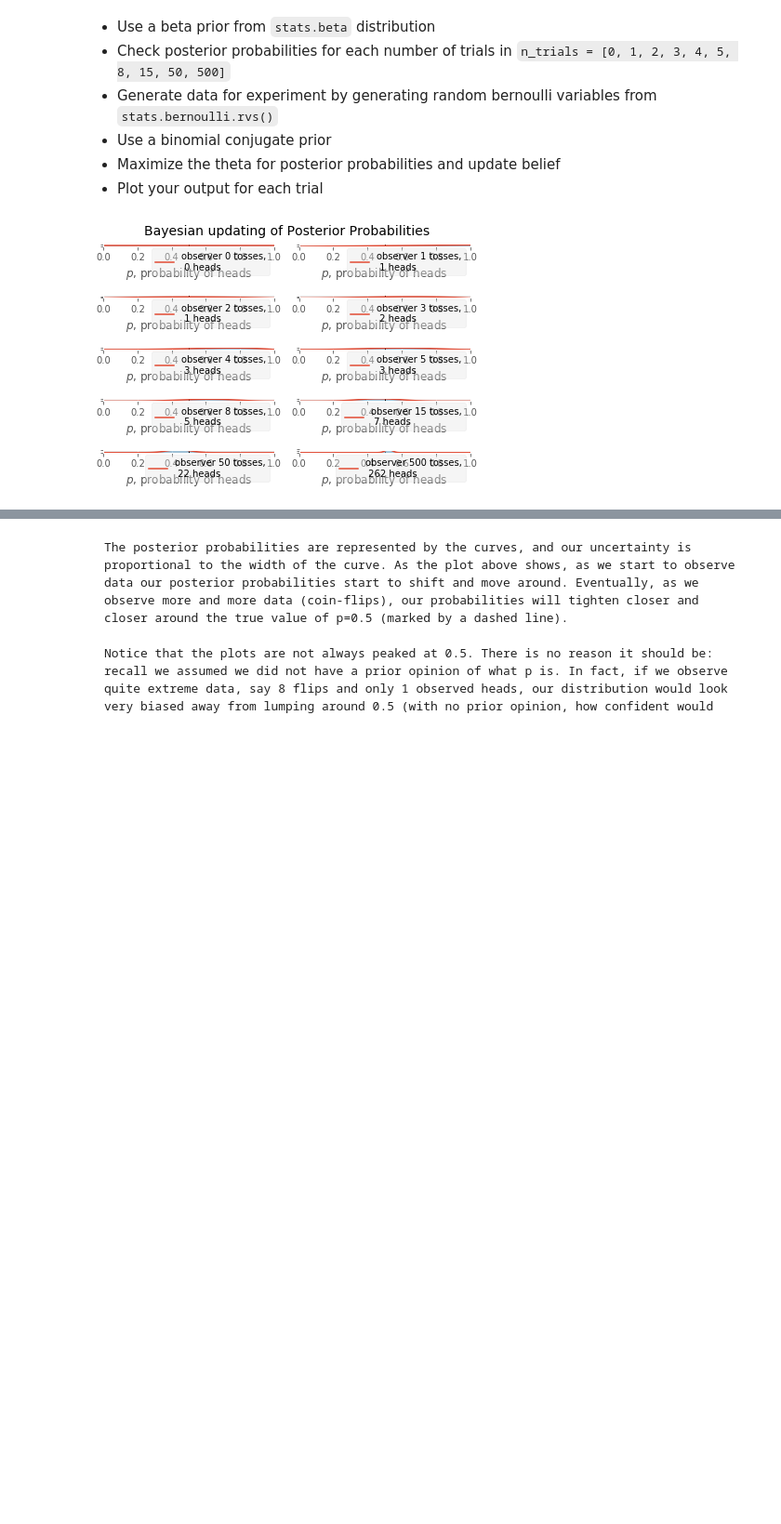
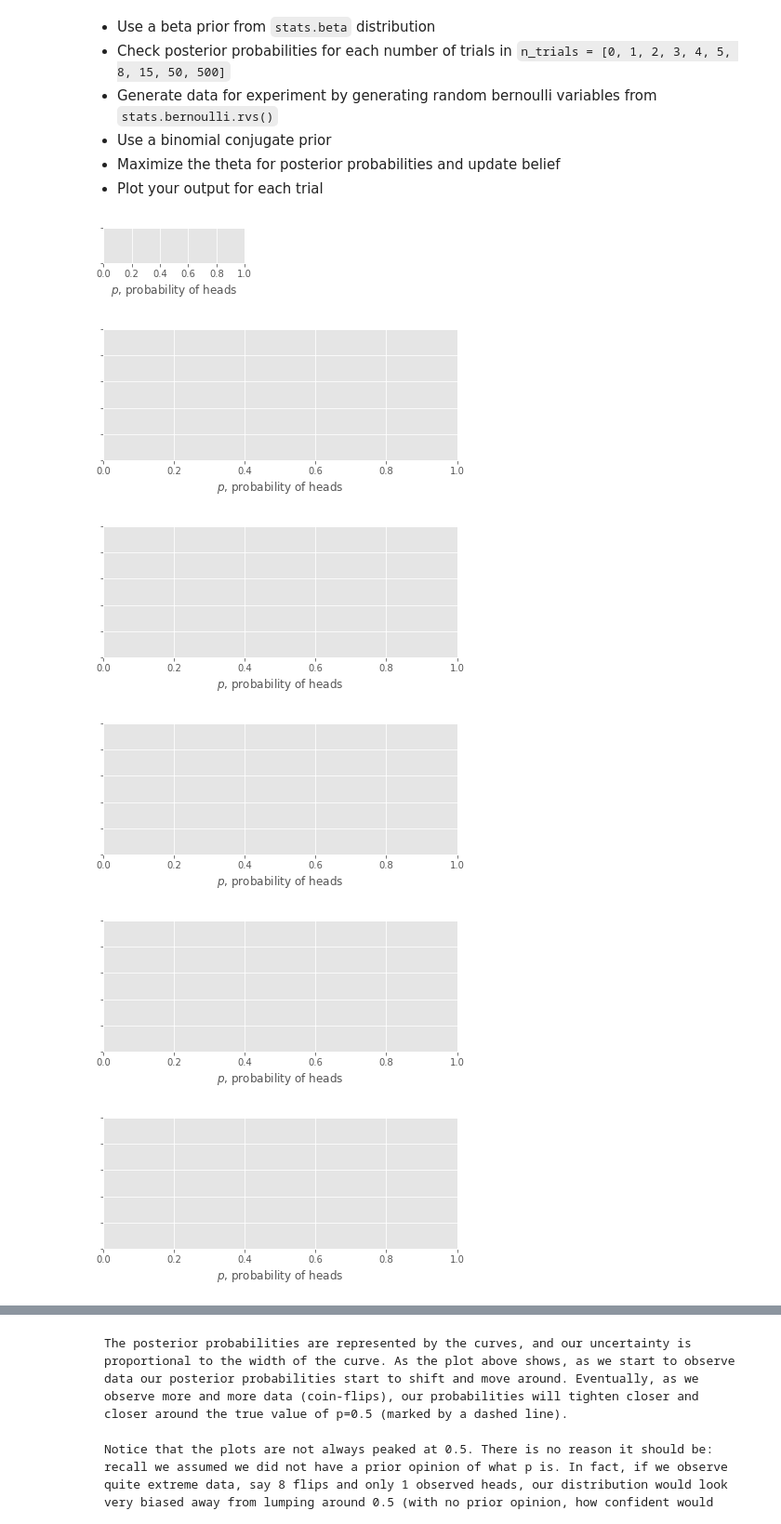
Before and after one commit to worldyne/dsc-2-21-14-bayesian-frameowork-lab-seattle-ds-career-040119, a Jupyter notebook: index.ipynb, the cells around one changed output, grey strips where cells are left out. Shown: that part at 93% size. Cells and saved outputs as stored; diff of their text form; code cells hidden in the pictures; blank space fills up the shorter version.

```diff
--- a/index.ipynb
+++ b/index.ipynb
@@ -41,27 +41,32 @@ figsize(15, 15)
 # %%
 # Run the simulation - Your code here
 dist = stats.beta
 n_trials = [0, 1, 2, 3, 4, 5, 8, 15, 50, 500]
 data = stats.bernoulli.rvs(.5, size=n_trials[-1])
 x = np.linspace(0, 1, 100)
 
 for k, N in enumerate(n_trials):
     sx = plt.subplot(len(n_trials) / 2, 2, k+1)
     plt.xlabel('$p$, probability of heads')
     plt.setp(sx.get_yticklabels(), visible=False)
-
+    plt.figure(figsize=(15,15))
     heads = data[:N].sum()
     y = dist.pdf(x, 1+heads,1+N-heads)
     plt.plot(x, y, label=f'observer {N} tosses,\n {heads} heads')
     plt.fill_between(x, 0, y, color="#348ABD", alpha=.4)
     plt.vlines(.5, 0, 4, color='k', linestyles='--', lw=1)
 
     leg = plt.legend()
     leg.get_frame().set_alpha(.4)
     plt.autoscale(tight=True)
 
 plt.suptitle('Bayesian updating of Posterior Probabilities', y=1.02, fontsize=14)
 
 plt.tight_layout()
 # %% [output]
-[figure, old version]
+[figure, new version]
+[figure, added]
+[figure, added]
+[figure, added]
+[figure, added]
+[figure, added]
```
Also changed, not shown: parts of 1 cell of this notebook.
